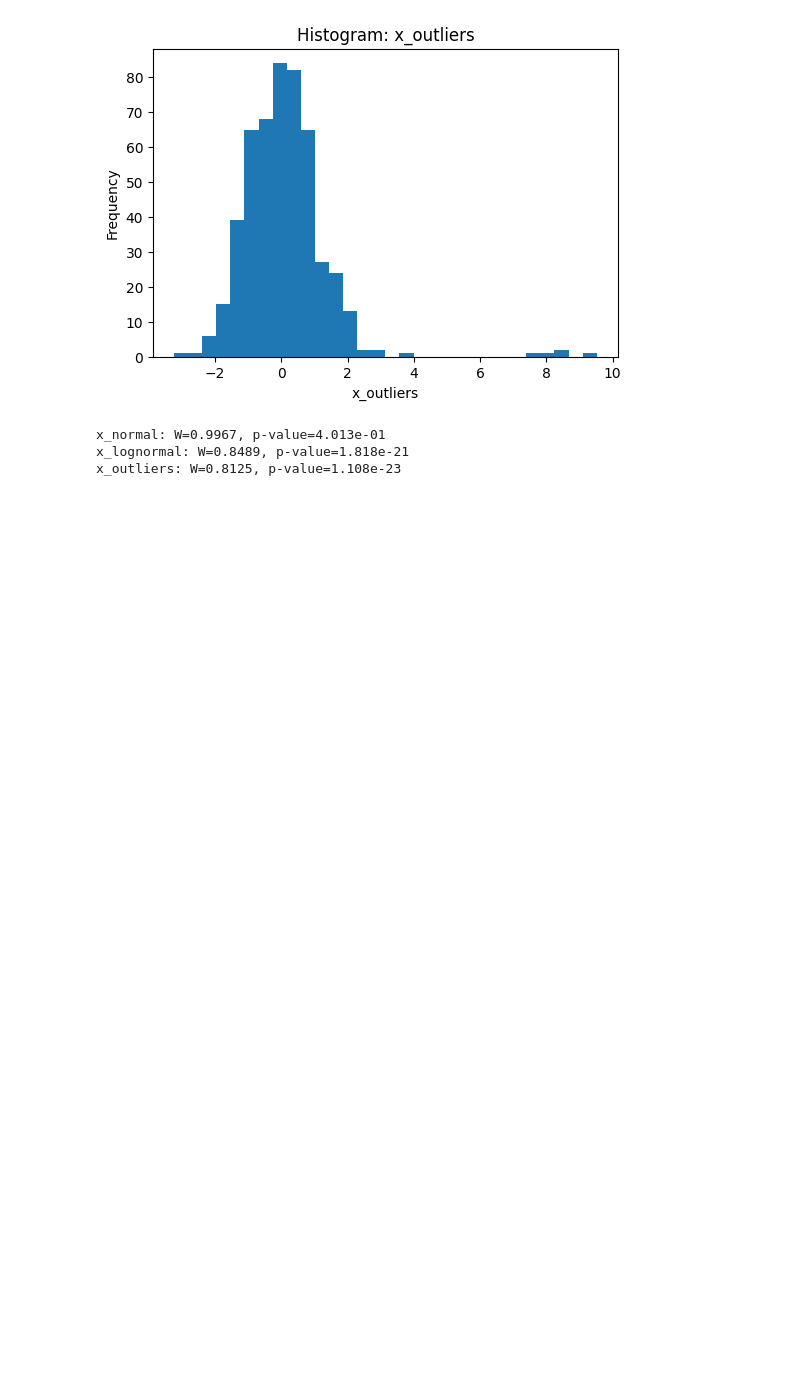
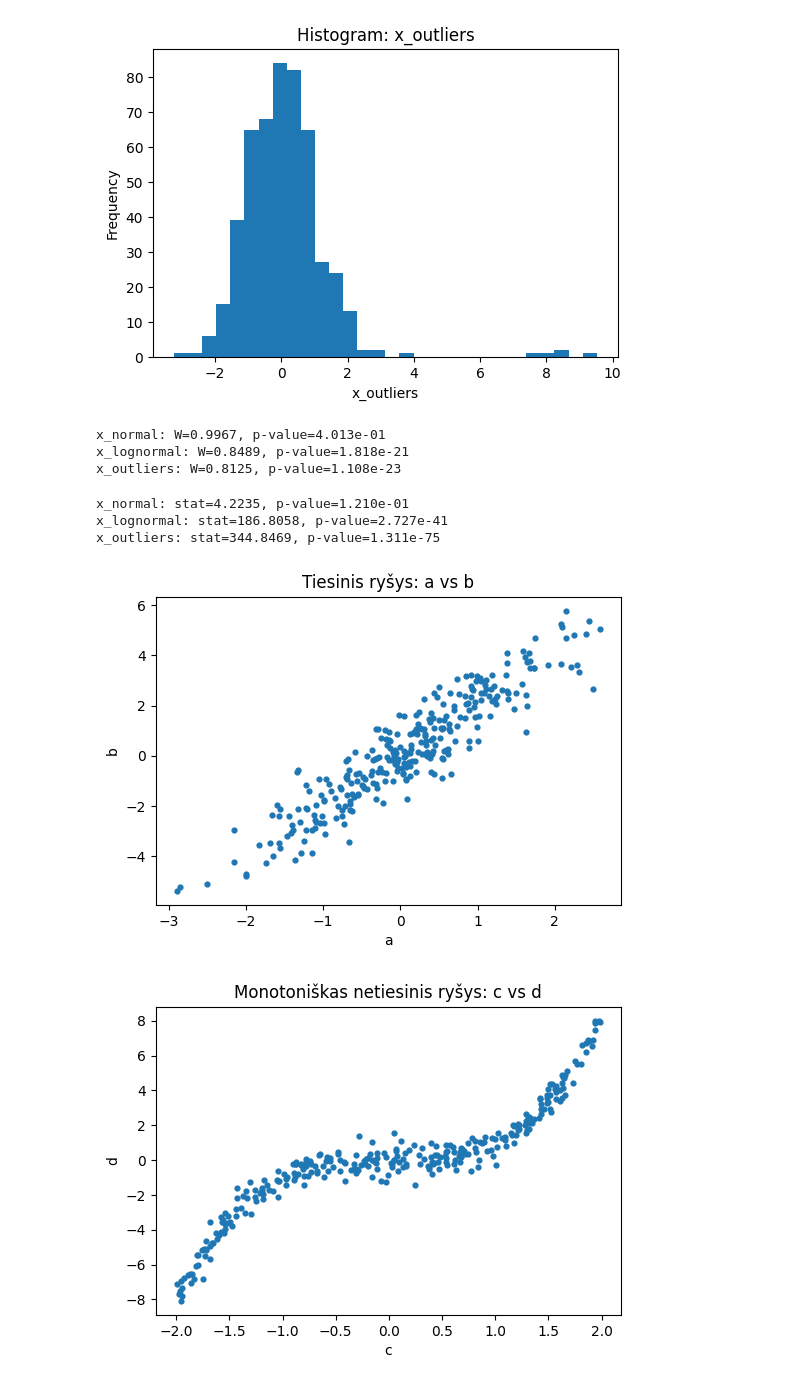
Before and after one commit to erikasstasytis/Python, a Jupyter notebook: 02_11.ipynb, the cells around one changed output. Cells and saved outputs as stored; diff of their text form; code cells hidden in the pictures; blank space fills up the shorter version.

```diff
--- a/02_11.ipynb
+++ b/02_11.ipynb
@@ -55,3 +55,39 @@ for col in cols:
 x_normal: W=0.9967, p-value=4.013e-01
 x_lognormal: W=0.8489, p-value=1.818e-21
 x_outliers: W=0.8125, p-value=1.108e-23
+# %%
+def run_normaltest(series, name):
+    stat, p = normaltest(series)
+    print(f"{name}: stat={stat:.4f}, p-value={p:.3e}")
+
+for col in cols:
+    run_normaltest(df[col], col)
+# %% [output]
+x_normal: stat=4.2235, p-value=1.210e-01
+x_lognormal: stat=186.8058, p-value=2.727e-41
+x_outliers: stat=344.8469, p-value=1.311e-75
+# %%
+n = 300
+
+a = np.random.normal(0, 1, n)
+b = 2.0 * a + np.random.normal(0, 0.8, n)
+
+c = np.random.uniform(-2, 2, n)
+d = c**3 + np.random.normal(0, 0.5, n)
+
+plt.figure(figsize=(6,4))
+plt.scatter(a, b, s=12)
+plt.title("Tiesinis ryšys: a vs b")
+plt.xlabel("a")
+plt.ylabel("b")
+plt.show()
+
+plt.figure(figsize=(6,4))
+plt.scatter(c, d, s=12)
+plt.title("Monotoniškas netiesinis ryšys: c vs d")
+plt.xlabel("c")
+plt.ylabel("d")
+plt.show()
+# %% [output]
+[figure, added]
+[figure, added]
```
Also changed, not shown: parts of 1 cell of this notebook, 4 other files.
